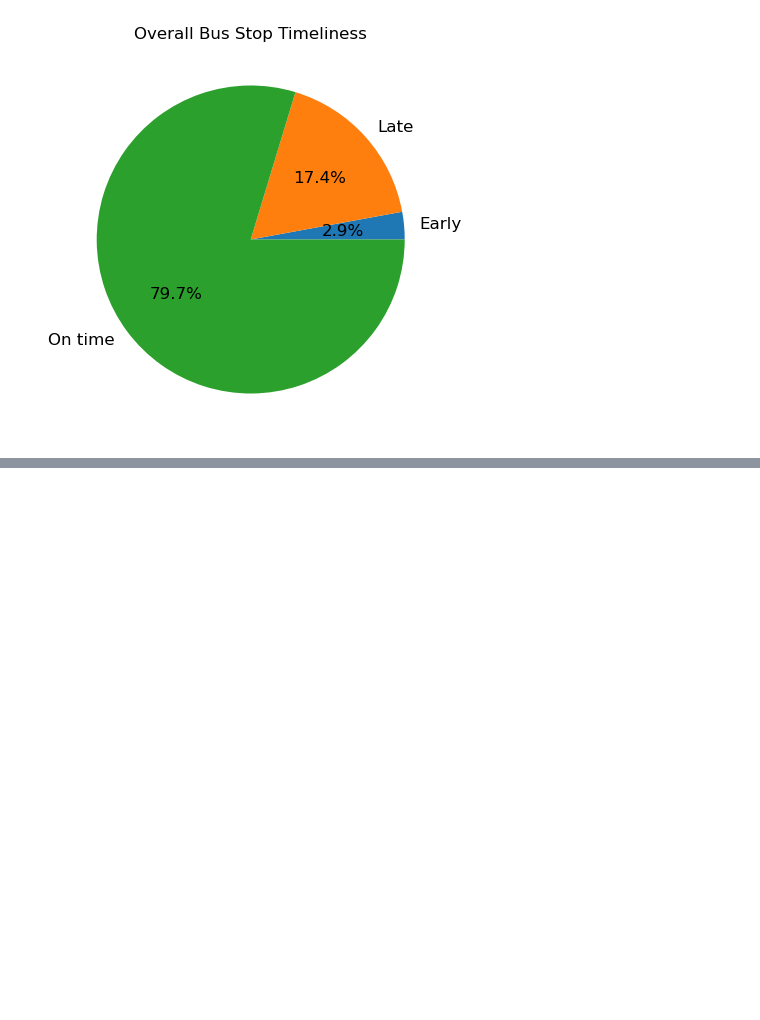
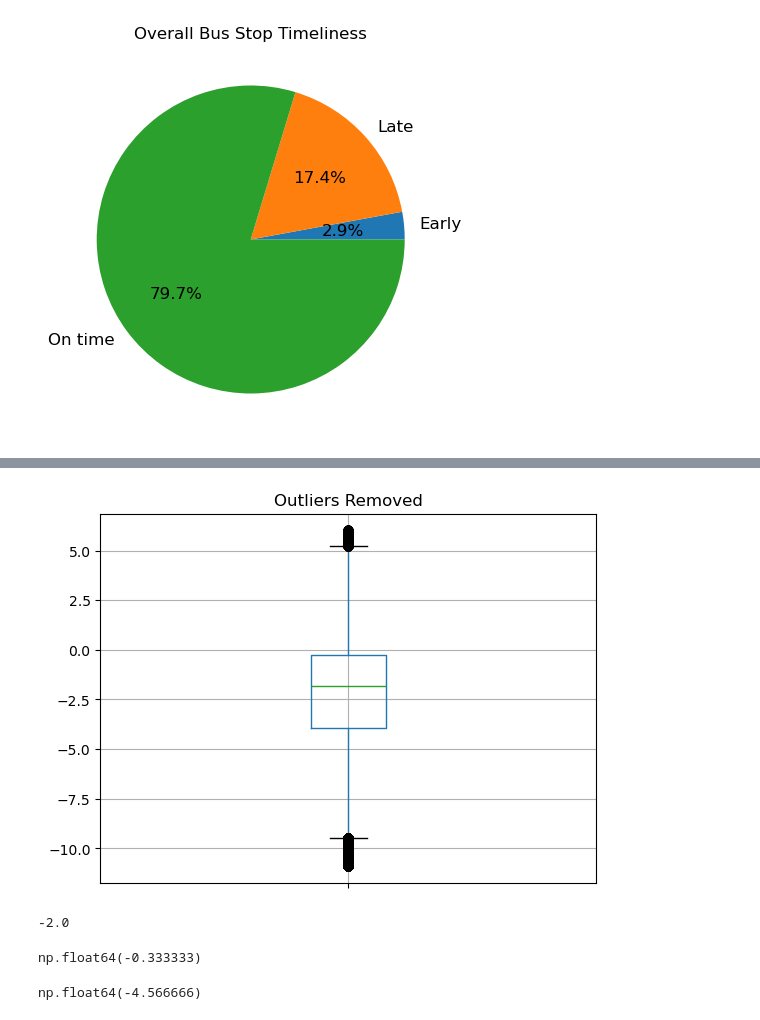
Before and after one commit to NewForce-Cohort-11-Data/wego-good-wheel-hunting, a Jupyter notebook: notebooks/Q1.ipynb, the cells around one changed output, grey strips where cells are left out. Drawn from its saved outputs; the diff is of its cells as text; code cells hidden in the pictures; blank space fills up the shorter version.

```diff
--- a/notebooks/Q1.ipynb
+++ b/notebooks/Q1.ipynb
@@ -59,0 +64,33 @@ plt.show()
+# %%
+#adherence IQR
+a_q3 = adherence.ADHERENCE.quantile(0.75)
+a_q1 = adherence.ADHERENCE.quantile(0.25)
+a_IQR = a_q3 - a_q1
+
+#upper and lower bounds of adherence outliers
+a_upper = a_q3 + 1.5 * a_IQR
+a_lower = a_q1 - 1.5 * a_IQR
+# %%
+adherence_outliers_removed = adherence[(adherence.ADHERENCE <= a_upper) & (adherence.ADHERENCE >= a_lower)]
+# %%
+ax = adherence_outliers_removed.boxplot()
+
+ax.set_xticklabels([])
+
+plt.title('Outliers Removed')
+plt.savefig('../visualizations/AdherenceSansOutliers.png', bbox_inches='tight', pad_inches=0.1)
+plt.show()
+# %% [output]
+[figure, added]
+# %%
+adherence.ADHERENCE.median
+# %% [output]
+-2.0
+# %%
+adherence.ADHERENCE.quantile(0.75)
+# %% [output]
+np.float64(-0.333333)
+# %%
+adherence.ADHERENCE.quantile(0.25)
+# %% [output]
+np.float64(-4.566666)
```
Also changed, not shown: parts of 1 cell of this notebook, 4 other files.
